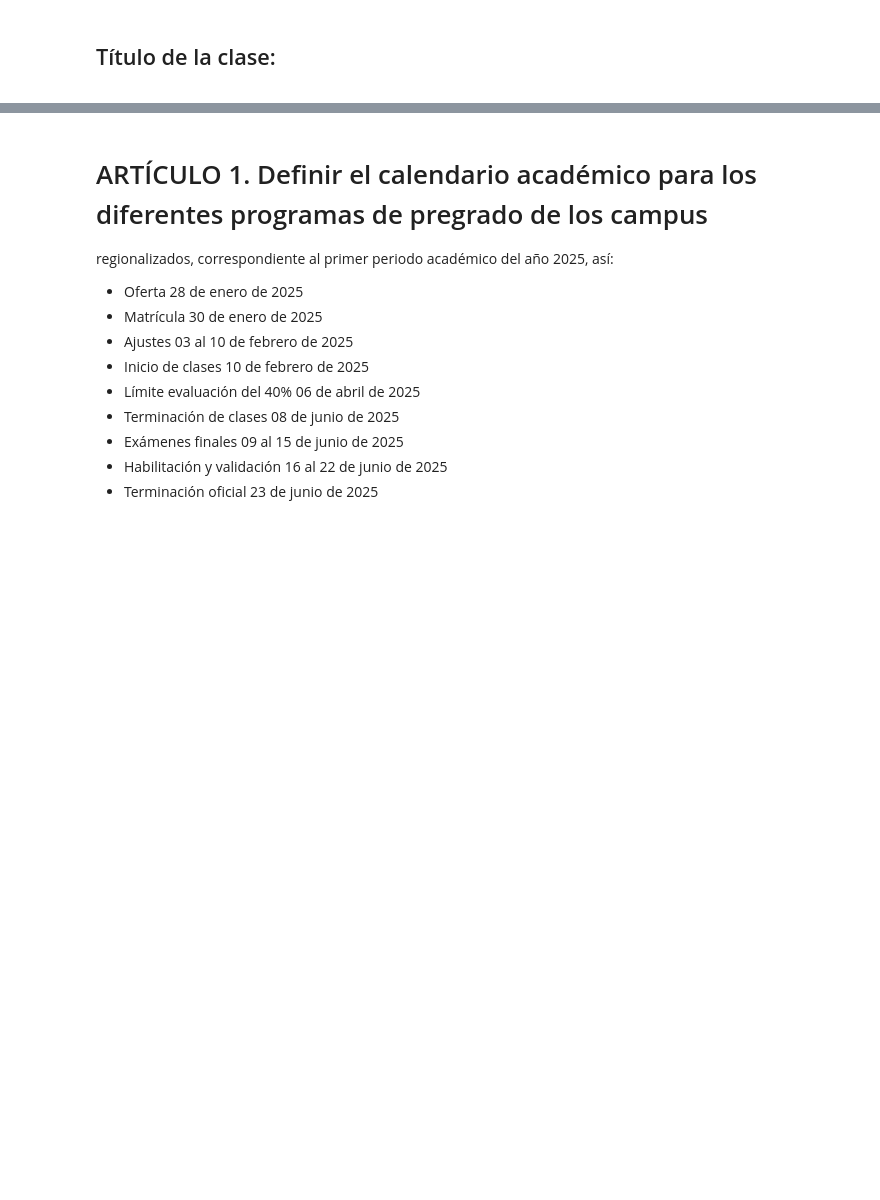
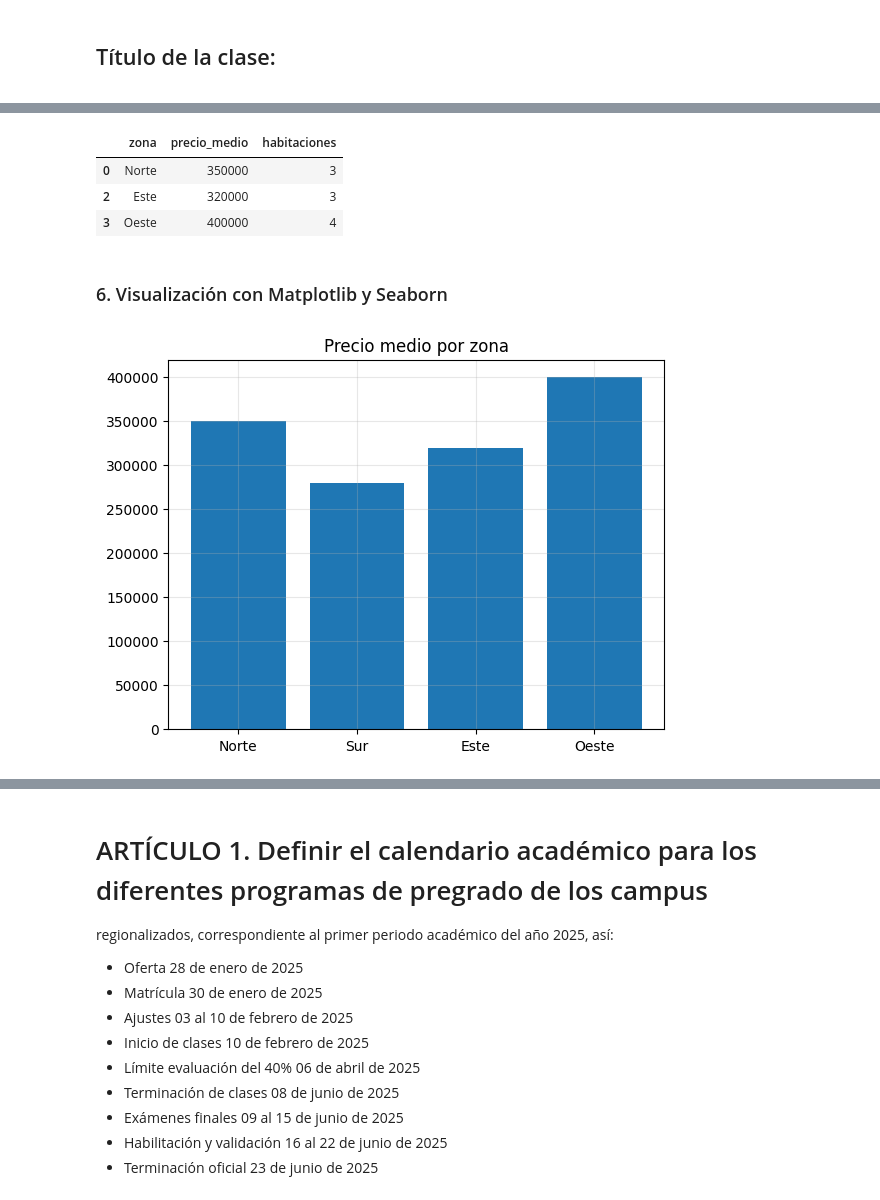
Before and after one commit to marco-canas/linea_invest_didact_math_data, a Jupyter notebook: 3_prop_invest_didact_ml_dl/1_g_lideres/4_fases_investig/1_2_diag_interven/1_secuencia_didac_ml/2_intro_R_python/2_intro_python/1_intro_python_ml_regresion.ipynb, the cells around one changed output, grey strips where cells are left out. Cells and saved outputs as stored; diff of their text form; code cells hidden in the pictures; blank space fills up the shorter version.

```diff
--- a/3_prop_invest_didact_ml_dl/1_g_lideres/4_fases_investig/1_2_diag_interven/1_secuencia_didac_ml/2_intro_R_python/2_intro_python/1_intro_python_ml_regresion.ipynb
+++ b/3_prop_invest_didact_ml_dl/1_g_lideres/4_fases_investig/1_2_diag_interven/1_secuencia_didac_ml/2_intro_R_python/2_intro_python/1_intro_python_ml_regresion.ipynb
@@ -386,0 +1093,8 @@ def save_fig(nombre_archivo_imagen):
+# %%
+
+# Creación de DataFrame
+df = pd.DataFrame({
+    "zona": ["Norte", "Sur", "Este", "Oeste"],
+    "precio_medio": [350000, 280000, 320000, 400000],
+    "habitaciones": [3, 2, 3, 4]
+})
@@ -386,0 +1131,26 @@ def save_fig(nombre_archivo_imagen):
+# %%
+
+# Filtrado
+casas_caras = df[df["precio_medio"] > 300000]
+
+casas_caras
+# %% [output]
+|  | zona | precio_medio | habitaciones |
+| 0 | Norte | 350000 | 3 |
+| 2 | Este | 320000 | 3 |
+| 3 | Oeste | 400000 | 4 |
+# %% [markdown]
+
+### 6. Visualización con Matplotlib y Seaborn
+# %%
+
+
+import seaborn as sns
+
+# Gráfico de barras
+plt.bar(df["zona"], df["precio_medio"])
+plt.title("Precio medio por zona")
+plt.grid(alpha = 0.3)
+plt.show()
+# %% [output]
+[figure, added]
```
Also changed, not shown: parts of 74 cells of this notebook, 1 other file.
